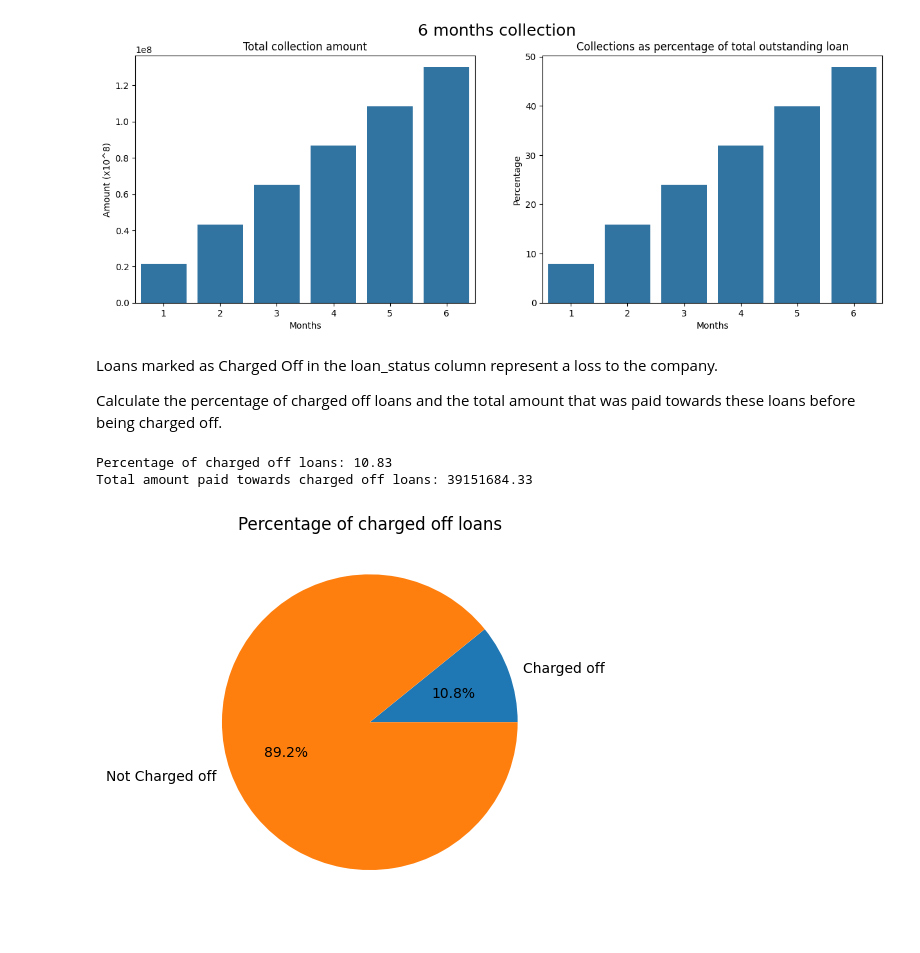
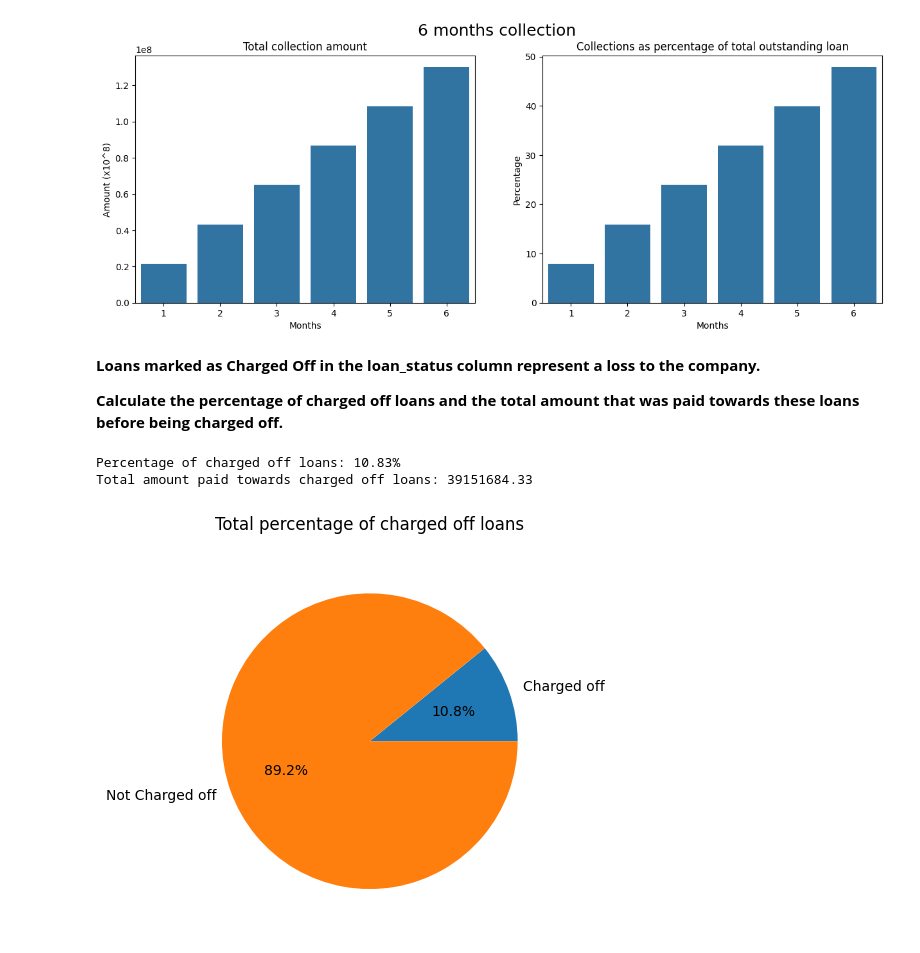
Before and after one commit to hosna22/EDA-Customer-Loans, a Jupyter notebook: analysis.ipynb, the cells around one changed output. Drawn from its saved outputs; the diff is of its cells as text; code cells hidden in the pictures.

```diff
--- a/analysis.ipynb
+++ b/analysis.ipynb
@@ -13,11 +13,20 @@ import seaborn as sns
 I used a copy of the loan payments dataset after addressing null values but before applying any skew correction. Since my analysis requires actual  figures of money, applying skew correction would distort the actual amounts.
 # %%
 loans_df = pd.read_csv('loan_payments_no_null.csv')
+
 pd.set_option('display.max_columns', None)
+pd.options.mode.copy_on_write = True
 
 analysis = Analysis()
 plot = Plotter()
 
+def date_format(dataframe, *args):
+    for col in args:
+        dataframe[col] = pd.to_datetime(dataframe[col], errors='coerce')
+    return(dataframe)
+
+loans_df = date_format(loans_df,'issue_date', 'earliest_credit_line', 'last_payment_date', 'last_credit_pull_date')
+
 loans_df.head()
 # %% [output]
 |  | id | member_id | loan_amount | funded_amount | funded_amount_inv | term | int_rate | instalment | ... |
@@ -58,29 +68,26 @@ Percentage of loans currently recovered compared to the total amount to be paid
 Total amount that will be paid in 6 months time: 130014398.76
 [figure]
 # %% [markdown]
-Loans marked as Charged Off in the loan_status column represent a loss to the company.
+**Loans marked as Charged Off in the loan_status column represent a loss to the company.**
 
-Calculate the percentage of charged off loans and the total amount that was paid towards these loans before being charged off.
+**Calculate the percentage of charged off loans and the total amount that was paid towards these loans before being charged off.**
 # %%
 # Filter df to only include charged off loan status
-mask = (loans_df['loan_status'].str.contains('charged off', case=False))
-charged_off_df = loans_df[mask].copy()
+charged_off_mask = (loans_df['loan_status'].str.contains('charged off', case=False))
+charged_off_df = loans_df[charged_off_mask].copy()
 
 #Find percentage of charged off loans
 percent_charged_off = round(len(charged_off_df)/len(loans_df)*100, 2)
-print(f'Percentage of charged off loans: {percent_charged_off}')
+print(f'Percentage of charged off loans: {percent_charged_off}%')
 
 #Find total amount paid towards charged off loans
 print(f'Total amount paid towards charged off loans: {round(charged_off_df['total_payment'].sum(), 2)}')
 
-#Compute pie chart to visualise percentages
-data = np.array([percent_charged_off, 100-percent_charged_off])
-data_labels = ["Charged off", "Not Charged off"]
-fig, ax = plt.subplots()
-ax.pie(data, labels=data_labels, autopct='%1.1f%%')
-plt.title('Percentage of charged off loans')
-plt.show()
+charged_off_percent = [percent_charged_off, 100-percent_charged_off]
+charged_off_lables = ["Charged off", "Not Charged off"]
+
+plot.pie_chart(charged_off_percent, charged_off_lables, 'Total percentage of charged off loans')
 # %% [output]
-Percentage of charged off loans: 10.83
+Percentage of charged off loans: 10.83%
 Total amount paid towards charged off loans: 39151684.33
-[figure, old version]
+[figure, new version]
```
Also changed, not shown: parts of 17 cells of this notebook, 3 other files.
